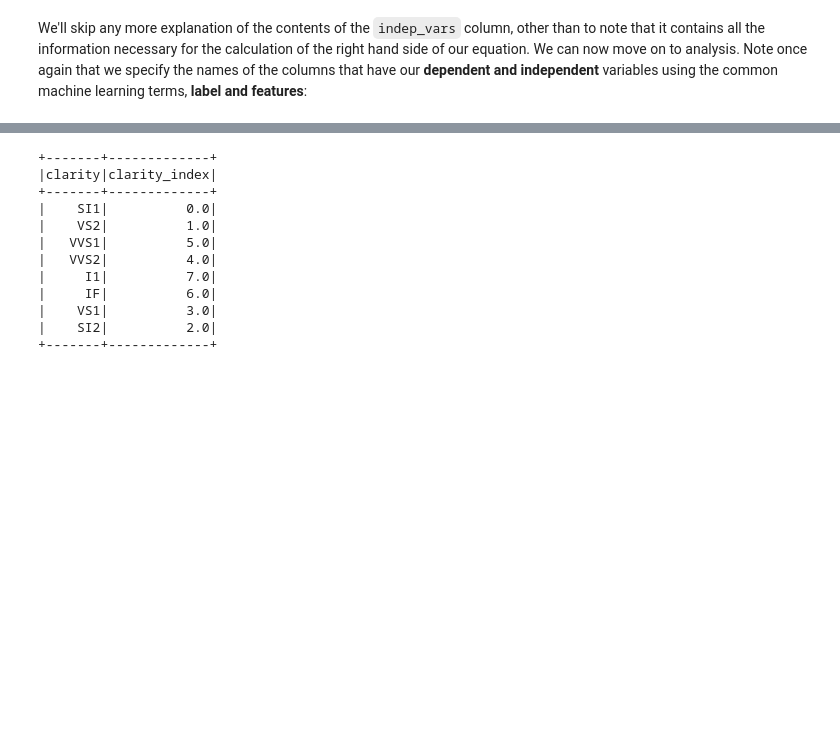
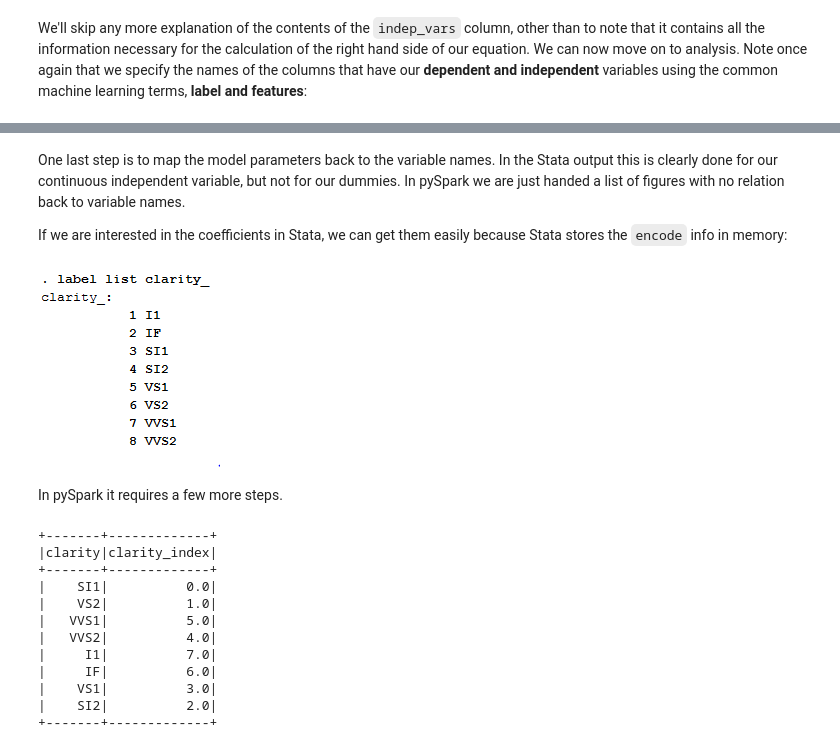
Before and after one commit to UrbanInstitute/pyspark-tutorials, a Jupyter notebook: GLM.ipynb, the cells around one changed output, grey strips where cells are left out. Drawn from its saved outputs; the diff is of its cells as text; code cells hidden in the pictures; blank space fills up the shorter version.

```diff
--- a/GLM.ipynb
+++ b/GLM.ipynb
@@ -145,3 +170,13 @@ model.summary.pValues
+# %% [markdown]
+One last step is to map the model parameters back to the variable names.  In the Stata output this is clearly done for our continuous independent variable, but not for our dummies.  In pySpark we are just handed a list of figures with no relation back to variable names.
+
+If we are interested in the coefficients in Stata, we can get them easily because Stata stores the `encode` info in memory:
+# %%
+Image(filename='stata_list.PNG')
+# %% [output]
+[figure, added]
+# %% [markdown]
+In pySpark it requires a few more steps.
 # %%
 df[['clarity', 'clarity_index']].distinct().show()
 # %% [output]
```
Also changed, not shown: parts of 14 cells of this notebook.
